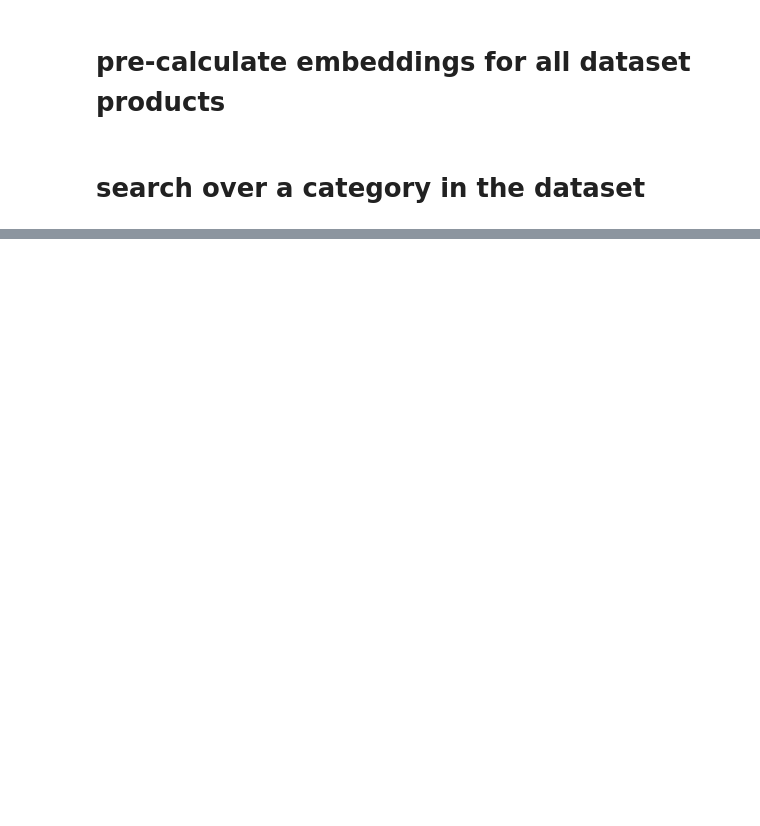
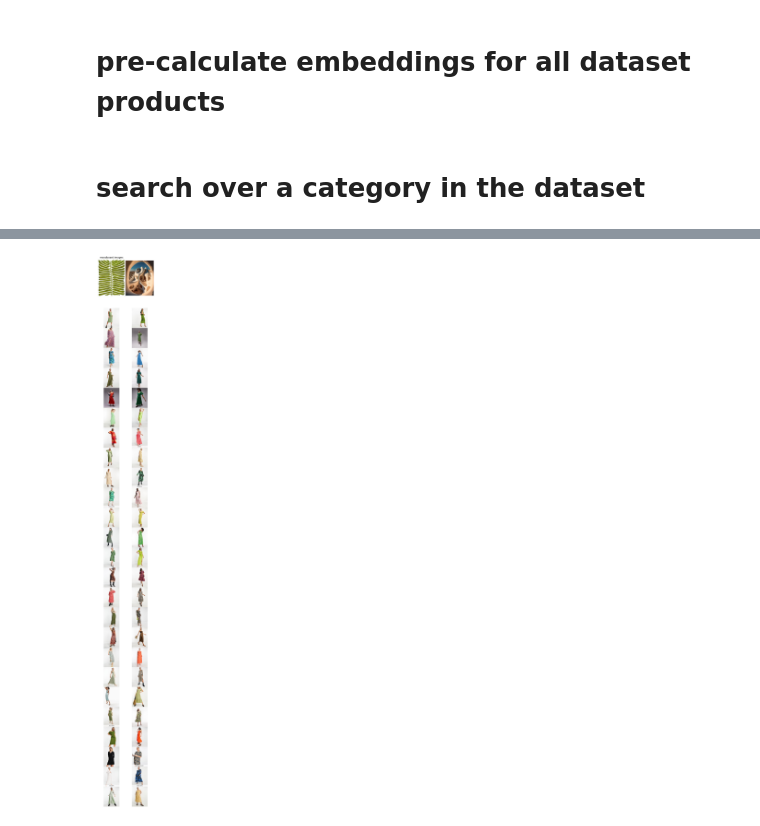
Before and after one commit to jonberliner/moodboard, a Jupyter notebook: moodboard rec with CLIP ASOS.ipynb, the cells around one changed output, grey strips where cells are left out. Saved outputs shown, nothing was run; the diff lists cells and outputs as text; code cells hidden in the pictures; blank space fills up the shorter version.

Commit message:
moodboard working with text in background to influence recs

```diff
--- a/moodboard rec with CLIP ASOS.ipynb
+++ b/moodboard rec with CLIP ASOS.ipynb
@@ -78,3 +72,10 @@ int
+# %%
+def text_to_embeddings(text: list[str]) -> torch.tensor:
+    tinput = processor(text=text, padding=True, return_tensors="pt")
+    tembeds = model.text_model(**tinput)[1]
+    tembeds = model.text_projection(tembeds)
+    tembeds = tembeds / tembeds.norm(p=2, dim=-1, keepdim=True)
+    return tembeds
 # %%
 class AsosClothingDataset(Dataset):
     """
@@ -176,6 +169,6 @@ class AsosClothingDataset(Dataset):
 # %%
 image_dir = "./TEST"
 
-records = products[:120]
+records = products
 
 asos_dataset = AsosClothingDataset(image_dir=image_dir, records=records)
@@ -341,3 +238,7 @@ if not os.path.exists(embeddings_path):
 candidate_vembeds = np.load(embeddings_path)
 # %% [markdown]
 # search over a category in the dataset
+# %%
+dress_embed = text_to_embeddings(["lady in a dress"]).t()
+
+dists = candidate_vembeds @ dress_embed.detach().numpy()
@@ -348,14 +251,17 @@ index = faiss.IndexFlatIP(dim)
 index.add(category_vembeds)
 
 
-def search(w1, image_url1, image_url2, index, k=10):
+def search(w1, w2, image_url1, image_url2, index, k=10):
     image1 = Image.open(requests.get(image_url1, stream=True).raw)
     image2 = Image.open(requests.get(image_url2, stream=True).raw)
 
     with torch.no_grad():
         query_vembeds = images_to_embeddings([image1, image2])
+        query_tembed = text_to_embeddings(["a woman wearing a dress"])
 
-    new_query = (w1 * query_vembeds[0]) + ((1. - w1) * query_vembeds[1]).unsqueeze(0)
+    new_query = (w1 * query_vembeds[0]) + (w2 * query_vembeds[1]).unsqueeze(0)
+    new_query += query_tembed * 10.
+
     new_query = new_query / new_query.norm(p=2, dim=-1, keepdim=True)
 
     new_query = new_query.detach().numpy()
@@ -414,0 +273,51 @@ plt.show()
+# %%
+category_vembeds = candidate_vembeds
+dim = category_vembeds.shape[1]
+index = faiss.IndexFlatIP(dim)
+index.add(category_vembeds)
+
+# get our query embeddings
+# image_url1 = "https://i.pinimg.com/474x/53/37/d5/5337d5464816d2c405b80cb7283edaa9.jpg"
+image_url1 = "https://i.pinimg.com/474x/65/76/5d/65765da55a1c7043d13908e098d62814.jpg"
+
+# image_url1 = "https://i.pinimg.com/474x/7c/c8/e3/7cc8e31cd06fca4e6aa5c9f1a550fe1b.jpg"
+image_url2 = "https://i.pinimg.com/474x/e3/7d/93/e37d93f00bb5773b2e3cf46d06ea01c7.jpg"
+
+# image_url = "https://i.pinimg.com/564x/2a/da/f7/2adaf77f93508acd3e2d3448768be26b.jpg"
+# image_url = "https://i.pinimg.com/564x/6f/38/29/6f38294fdc3f59e20be41c7e66f0bcaf.jpg"
+# image_url = "https://i.pinimg.com/564x/25/2c/5c/252c5cb1b521c13a97045bc73add3751.jpg"
+# image_url = "https://i.pinimg.com/564x/f9/9c/77/f99c77136c9b0af5eab79bfcbd414aed.jpg"
+# image_url = "https://i.pinimg.com/564x/99/8c/14/998c14a26d8bedcf39c63265d332fa75.jpg"
+k = 50
+
+dists, idxs = search(3., 1., image_url1, image_url2, index=index, k=k)
+
+# plot
+image1 = Image.open(requests.get(image_url1, stream=True).raw)
+image2 = Image.open(requests.get(image_url2, stream=True).raw)
+
+fig, axes = plt.subplots(1 + (k // 2), 2,
+                         figsize = (5, 50),
+                         gridspec_kw={'height_ratios': [3] + [1] * (k//2),})
+
+for ax in axes.ravel():
+    ax.axis("off")
+
+axes[0, 0].imshow(image1)
+axes[0, 1].imshow(image2)
+axes[0, 0].set_title("moodboard images")
+
+i, j = 1, 0
+for idx in idxs[0]:
+    ax = axes[i, j]
+    ax.imshow(asos_dataset[idx][0])
+    ax.set_aspect("equal")
+    j += 1
+    if j == 2:
+        j = 0
+        i += 1
+
+plt.subplots_adjust(hspace=0.0, wspace = 0.0)
+plt.show()
+# %% [output]
+[figure, added]
```
Also changed, not shown: parts of 20 cells of this notebook.
